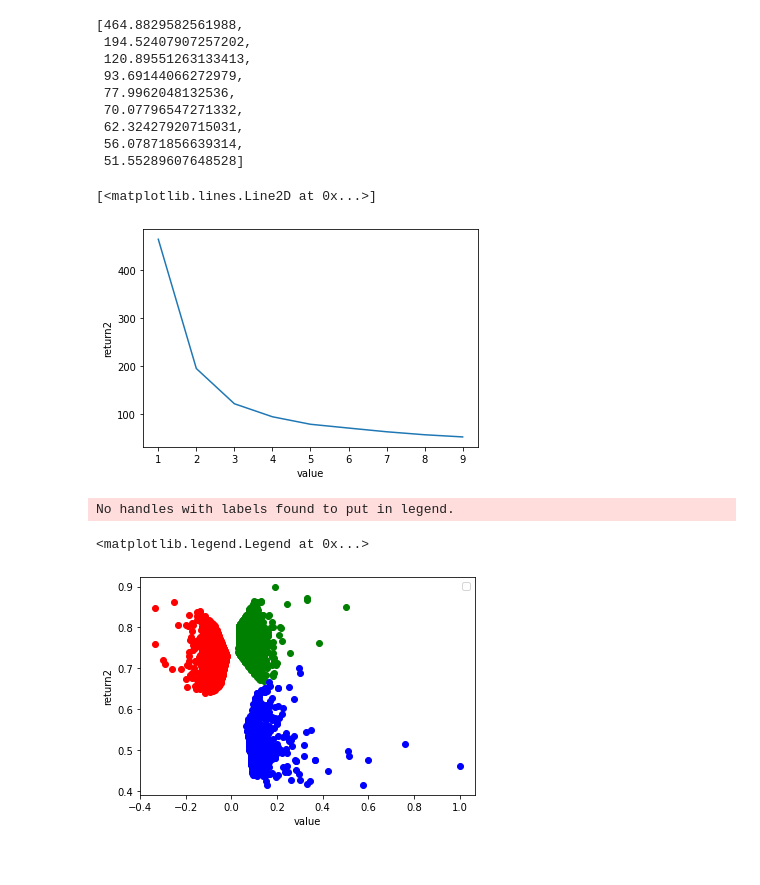
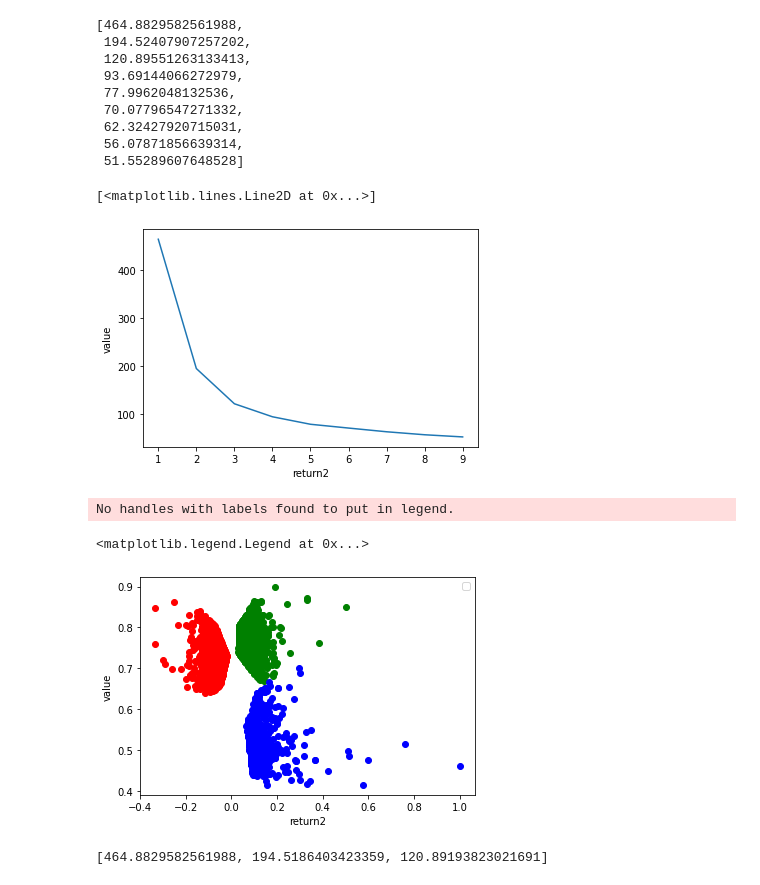
Before and after one commit to viciak98/ML-w-finansach, a Jupyter notebook: umwf2_3.ipynb, the cells around one changed output. Drawn from its saved outputs; the diff is of its cells as text; code cells hidden in the pictures.

```diff
--- a/umwf2_3.ipynb
+++ b/umwf2_3.ipynb
@@ -172,6 +172,6 @@ kmeans
 # %% [output]
 KMeans(n_clusters=10)
 # %%
-y_predict = kmeans.fit_predict(df2[['value', 'return2']])
+y_predict = kmeans.fit_predict(df2[['return2', 'value']])
 y_predict
 # %% [output]
@@ -238,12 +238,12 @@ sse
  56.07871856639314,
  51.55289607648528]
 # %%
-plt.xlabel('value')
-plt.ylabel('return2')
+plt.ylabel('value')
+plt.xlabel('return2')
 plt.plot(k_range, sse)
 # %% [output]
 [<matplotlib.lines.Line2D at 0x...>]
-[figure, old version]
+[figure, new version]
 # %%
 a0 = df2[df2.cluster==0]
 a1 = df2[df2.cluster==1]
@@ -253,10 +253,10 @@ plt.scatter(a0.return2,a0['value'], color='green')
 plt.scatter(a1.return2,a1['value'], color='blue')
 plt.scatter(a2.return2,a2['value'], color='red')
 
-plt.xlabel('value')
-plt.ylabel('return2')
+plt.ylabel('value')
+plt.xlabel('return2')
 plt.legend()
 # %% [output]
 No handles with labels found to put in legend.
 <matplotlib.legend.Legend at 0x...>
-[figure, old version]
+[figure, new version]
@@ -262,0 +270,4 @@ No handles with labels found to put in legend.
+# %%
+sse1
+# %% [output]
+[464.8829582561988, 194.5186403423359, 120.89193823021691]
```
Also changed, not shown: parts of 4 cells of this notebook.
